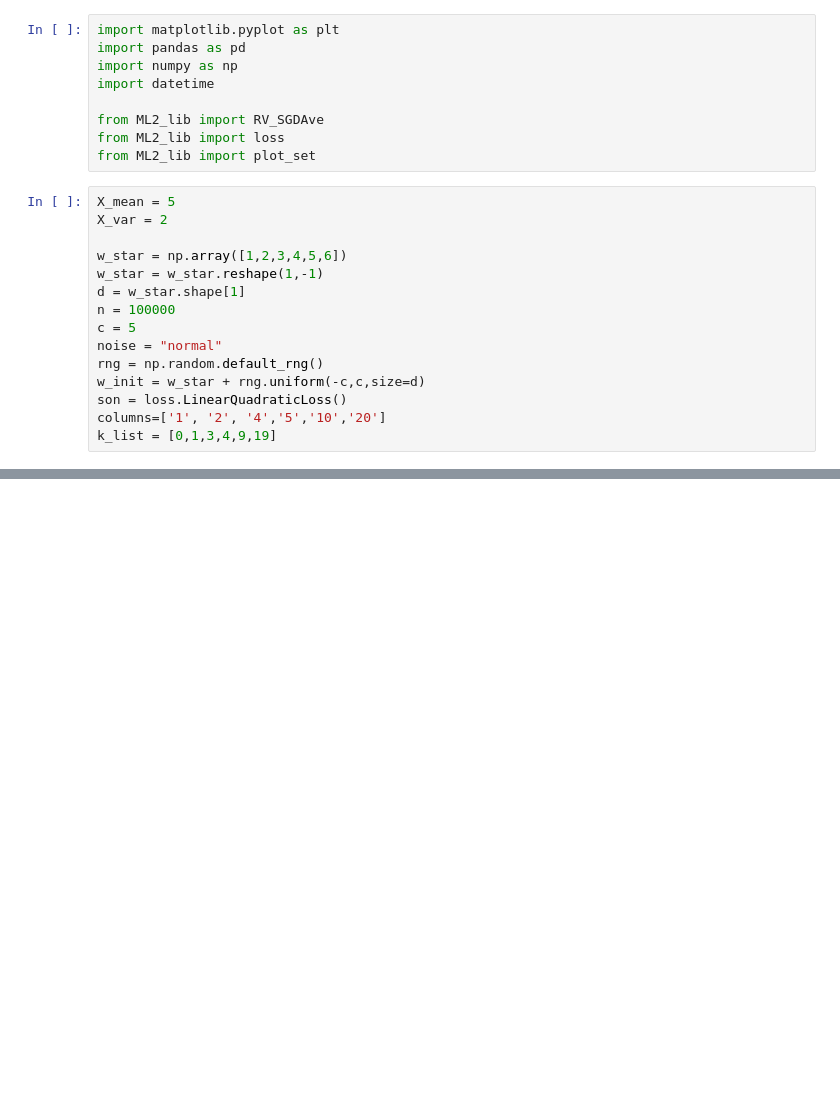
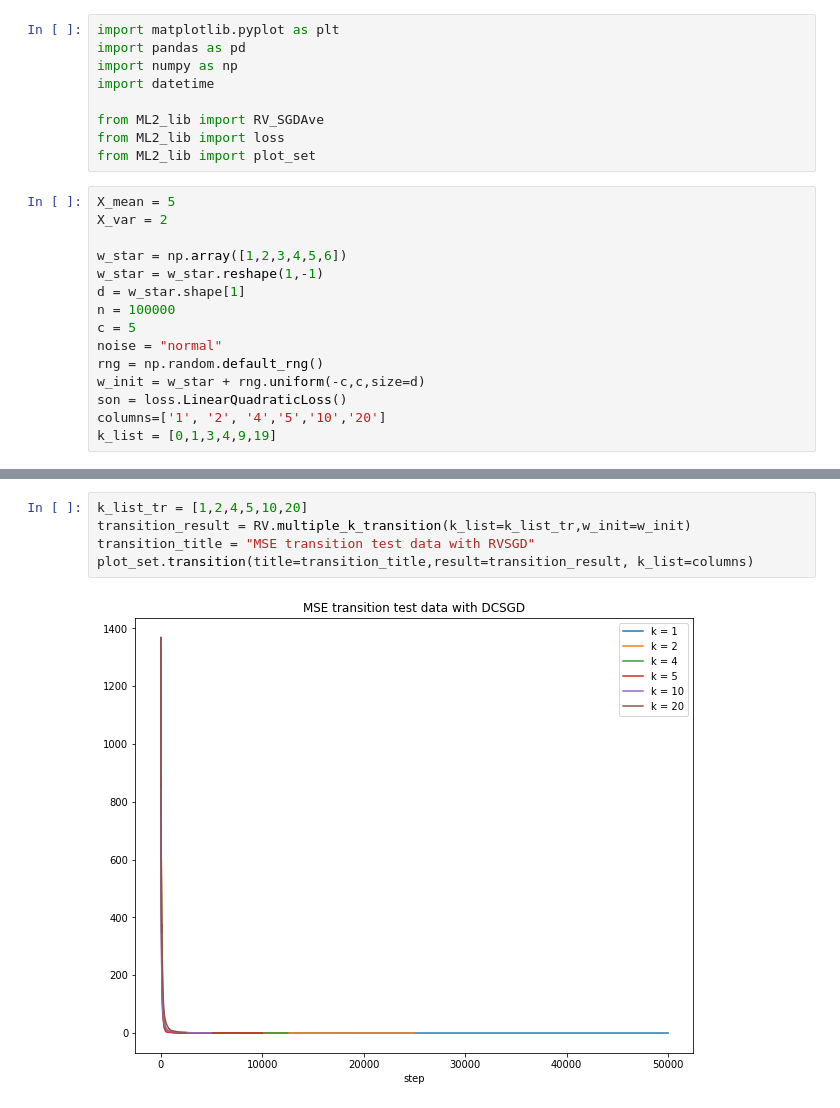
Before and after one commit to NaokiNakamichi/ML, a Jupyter notebook: GD/exp/simulation/RVSGD_Noise_0815.ipynb, the cells around one changed output, grey strips where cells are left out. Saved outputs shown, nothing was run; the diff lists cells and outputs as text; blank space fills up the shorter version.

```diff
--- a/GD/exp/simulation/RVSGD_Noise_0815.ipynb
+++ b/GD/exp/simulation/RVSGD_Noise_0815.ipynb
@@ -156,3 +177,10 @@ df.describe()
+# %%
+k_list_tr = [1,2,4,5,10,20]
+transition_result = RV.multiple_k_transition(k_list=k_list_tr,w_init=w_init)
+transition_title = "MSE transition test data with RVSGD"
+plot_set.transition(title=transition_title,result=transition_result, k_list=columns)
+# %% [output]
+[figure, added]
 # %%
 noise = "lognormal"
 E_var = 1.75
```
Also changed, not shown: parts of 17 cells of this notebook, 24 other files.
